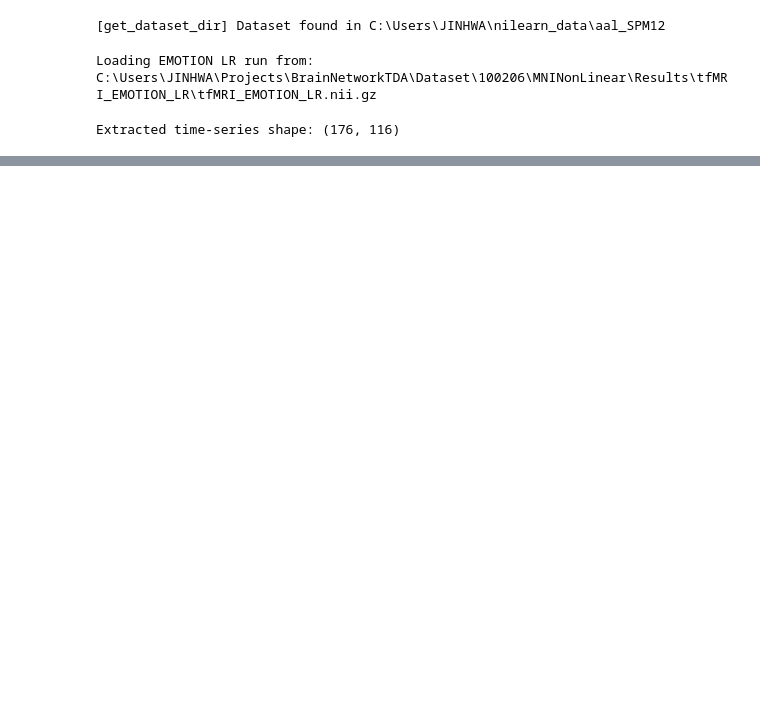
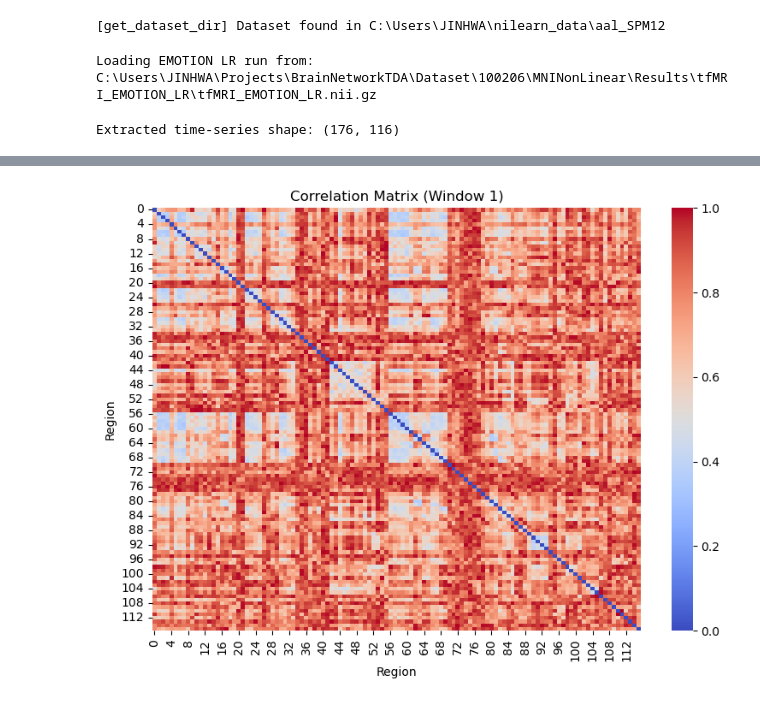
Before and after one commit to jhjeong-lab/BrainNetworkTDA, a Jupyter notebook: Analysis/Process_Emtion.ipynb, the cells around one changed output, grey strips where cells are left out. Saved outputs shown, nothing was run; the diff lists cells and outputs as text; code cells hidden in the pictures; blank space fills up the shorter version.

```diff
--- a/Analysis/Process_Emtion.ipynb
+++ b/Analysis/Process_Emtion.ipynb
@@ -337,0 +296,11 @@ Distance tensor shape: (36, 116, 116)
+# %%
+# === Plot sample heatmap ===
+plt.figure(figsize=(8, 6))
+sns.heatmap(dist_tensor[0], cmap='coolwarm', vmin=0, vmax=1)
+plt.title("Correlation Matrix (Window 1)")
+plt.xlabel("Region")
+plt.ylabel("Region")
+plt.tight_layout()
+plt.show()
+# %% [output]
+[figure, added]
```
Also changed, not shown: parts of 14 cells of this notebook, 4 other files.
